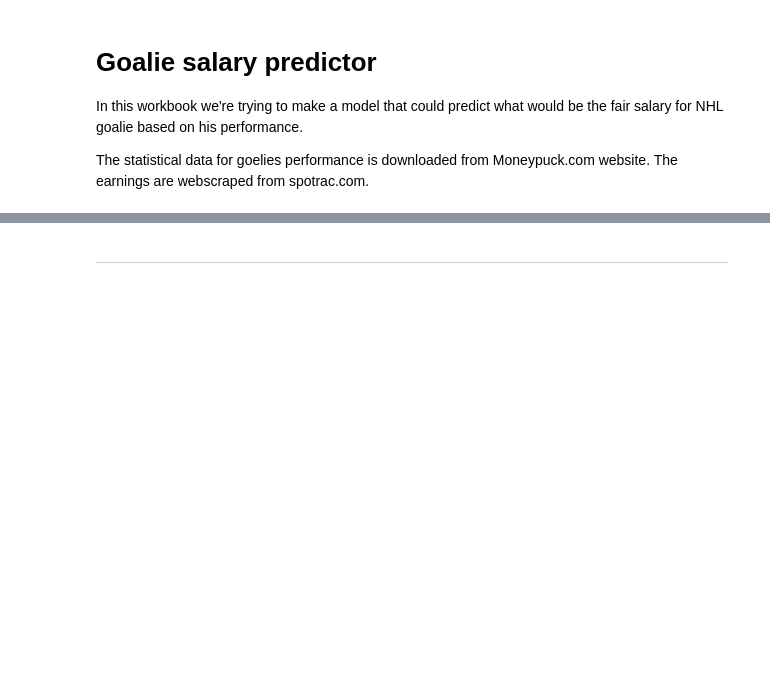
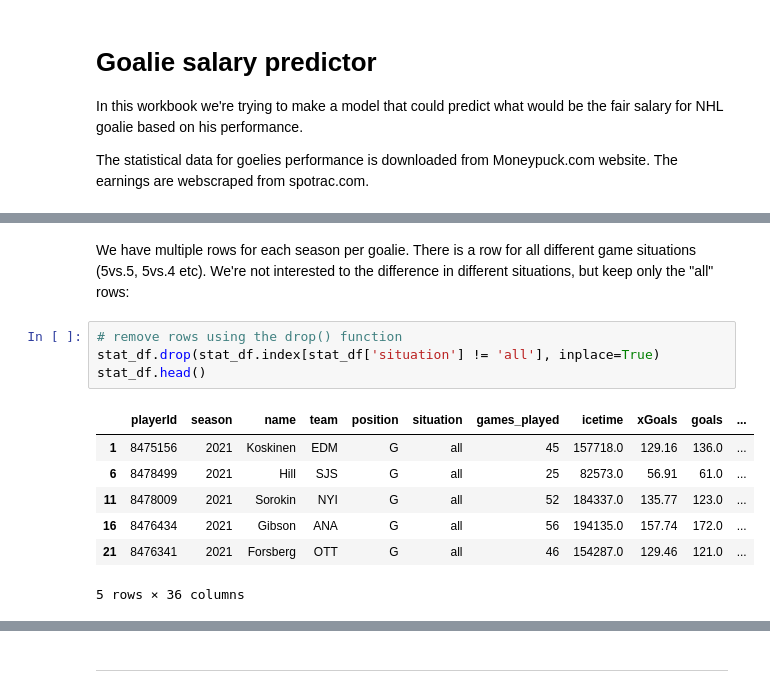
Before and after one commit to holezekki99/JODA2022, a Jupyter notebook: Goalie_salary_prediction.ipynb, the cells around one changed output, grey strips where cells are left out. Saved outputs shown, nothing was run; the diff lists cells and outputs as text; blank space fills up the shorter version.

```diff
--- a/Goalie_salary_prediction.ipynb
+++ b/Goalie_salary_prediction.ipynb
@@ -73,0 +117,14 @@ for i in years:
+# %% [markdown]
+We have multiple rows for each season per goalie. There is a row for all different game situations (5vs.5, 5vs.4 etc). We're not interested to the difference in different situations, but keep only the "all" rows:
+# %%
+# remove rows using the drop() function
+stat_df.drop(stat_df.index[stat_df['situation'] != 'all'], inplace=True)
+stat_df.head()
+# %% [output]
+|  | playerId | season | name | team | position | situation | games_played | icetime | xGoals | goals | ... |
+| 1 | 8475156 | 2021 | Koskinen | EDM | G | all | 45 | 157718.0 | 129.16 | 136.0 | ... |
+| 6 | 8478499 | 2021 | Hill | SJS | G | all | 25 | 82573.0 | 56.91 | 61.0 | ... |
+| 11 | 8478009 | 2021 | Sorokin | NYI | G | all | 52 | 184337.0 | 135.77 | 123.0 | ... |
+| 16 | 8476434 | 2021 | Gibson | ANA | G | all | 56 | 194135.0 | 157.74 | 172.0 | ... |
+| 21 | 8476341 | 2021 | Forsberg | OTT | G | all | 46 | 154287.0 | 129.46 | 121.0 | ... |
+5 rows × 36 columns
```
Also changed, not shown: parts of 41 cells of this notebook.
